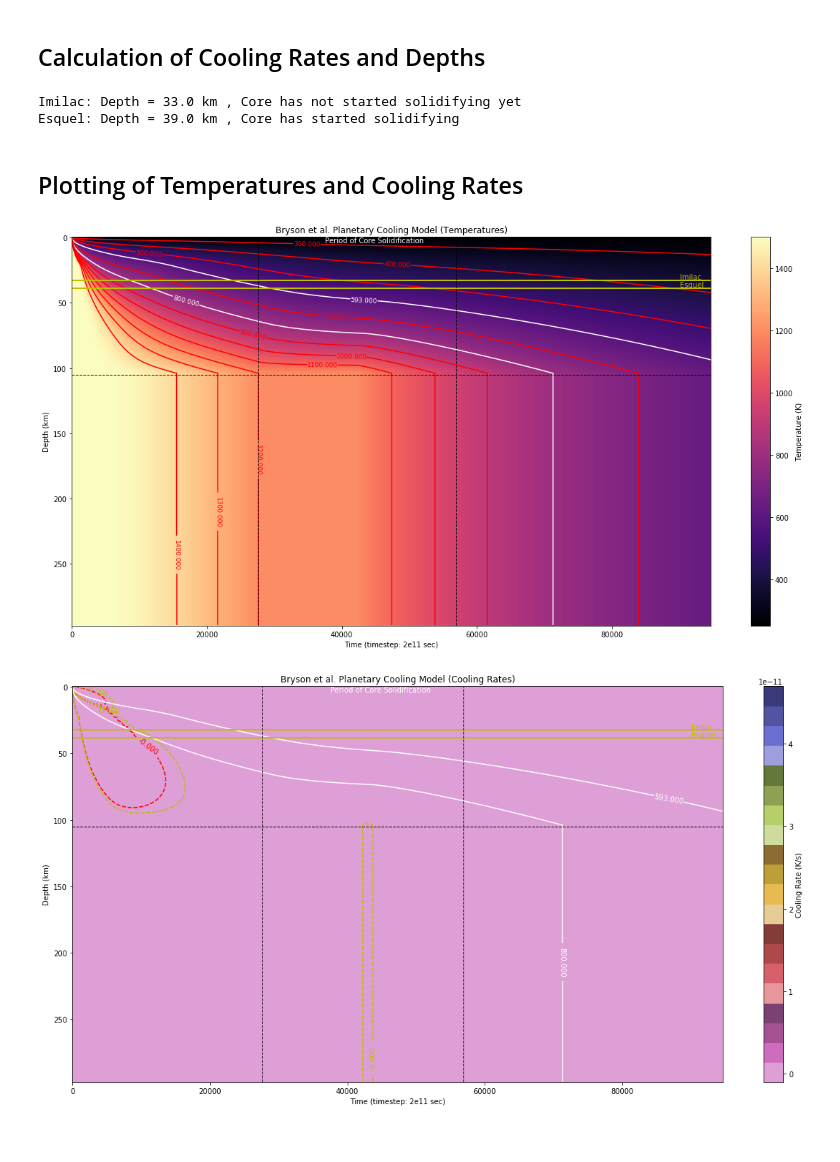
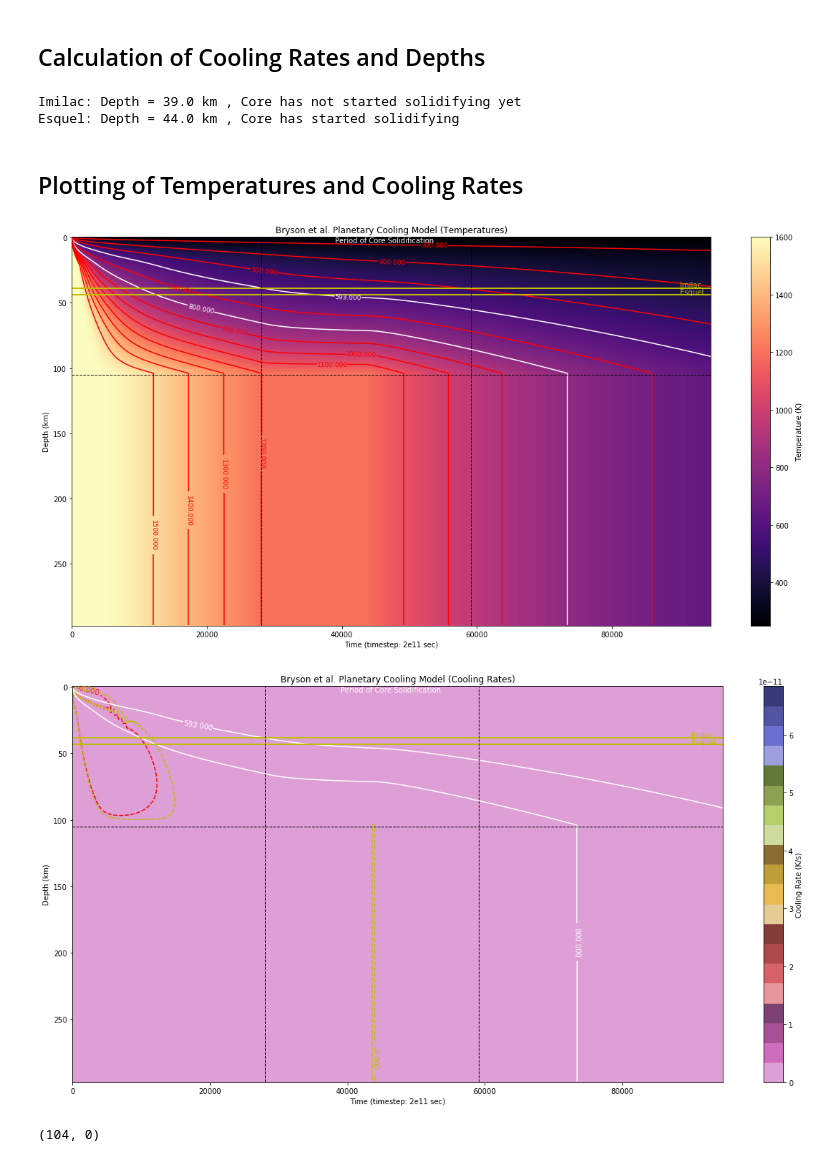
Before and after one commit to andreww/pallasite_models, a Jupyter notebook: PlanetaryCoolingModelWithVaryingThermalConductivity.ipynb, the cells around one changed output. Saved outputs shown, nothing was run; the diff lists cells and outputs as text; code cells hidden in the pictures.

```diff
--- a/PlanetaryCoolingModelWithVaryingThermalConductivity.ipynb
+++ b/PlanetaryCoolingModelWithVaryingThermalConductivity.ipynb
@@ -114,13 +114,13 @@ for i in range(1, len(times[1:])+1):
         if temperatures[j,i-1] >= 673:
             T_above_debye[j,i-1] = ((temperatures[j,i-1])) #Just defines T for use later
             T_below_debye[j,i] = 0 #above debye temp this extra term is 0
-            thermal_conductivity[j,i] = 10*(4.485*(((1/(temperatures[j,i-1])))**0.5))#conductivity expression for T>debye
+            thermal_conductivity[j,i] = (4.485*(((298/(temperatures[j,i-1])))**0.5))#conductivity expression for T>debye
 
         #below debye
         else:
             T_above_debye[j,i-1] = 0 #below debye this extra term is 0
             T_below_debye[j,i] = ((temperatures[j,i-1])) #Just defines T for use later
-            thermal_conductivity[j,i] = ((1E-6)*((temperatures[j,i-1])**2))+1.27 #+1.27 to link curve to after debye
+            thermal_conductivity[j,i] = ((6.589203095220635E-6)*((temperatures[j,i-1])**2)) #+1.27 to link curve to after debye
 
         #Complete the extra term above debye: timestep*-38.71*(1/T)^(3/2)*(dT/dr)^2 from differentiating kappa-T
         dK_by_dT_above_debye = (timestep)*(-36.25)*((div_0(1,T_above_debye[j,i-1])))
@@ -311,8 +311,8 @@ Imilac_Depth = (Critical_Depth(Imilac_cooling_rate))[0]
 print("Imilac:", "Depth =", Critical_Depth(Imilac_cooling_rate)[0], "km",",", Critical_Depth(Imilac_cooling_rate)[1] )
 print("Esquel:", "Depth =",Critical_Depth(Esquel_cooling_rate)[0],"km",",", Critical_Depth(Esquel_cooling_rate)[1])
 # %% [output]
-Imilac: Depth = 33.0 km , Core has not started solidifying yet
-Esquel: Depth = 39.0 km , Core has started solidifying
+Imilac: Depth = 39.0 km , Core has not started solidifying yet
+Esquel: Depth = 44.0 km , Core has started solidifying
 # %% [markdown]
 ## Plotting of Temperatures and Cooling Rates
 # %%
@@ -368,13 +368,13 @@ cb = fig.colorbar(im)
 cb.set_label('Temperature (K)')
 plt.show()
 # %% [output]
-[figure, old version]
+[figure, new version]
 # %%
 #Cooling Rate Plot
 
 fig, ax = plt.subplots(figsize=(20,10))
 
-im = ax.imshow(np.concatenate((dT_by_dt[-1:0:-1,:],dT_by_dt_core[-1:0:-1,:]),axis=0), aspect='auto',vmin=-1E-12 ,cmap='tab20b_r')
+im = ax.imshow(np.concatenate((dT_by_dt[-1:0:-1,2:],dT_by_dt_core[-1:0:-1,2:]),axis=0), aspect='auto',vmin=-1E-17 ,cmap='tab20b_r')
 
 ax.set_xlabel("Time (timestep: 2e11 sec)")
 ax.set_ylabel("Depth (km)")
@@ -409,31 +409,35 @@ else:
 
 if Imilac_Depth == 0 or Imilac_Depth == (r_core/1000) or Imilac_Depth is None:
     pass
 else:
     ax.plot([0,max_time/(10**11)/2],[Imilac_Depth-0.5,Imilac_Depth-0.5], lw=2, c="y", linestyle='-')
     plt.text((max_time/(10**11)/2.1),Imilac_Depth-1,'Imilac', color='y')
 
 #plot core lines if frozen before max time
 if time_core_frozen==0 or fully_frozen==0:
     pass
 
 else:
     #core begins to freeze line
     ax.plot([time_core_frozen/(10**11),time_core_frozen/(10**11)],[((r_planet)/1000)-3,0], lw=1, c="k",linestyle= '--')
     #core finishes freezing
     ax.plot([fully_frozen/(10**11),fully_frozen/(10**11)],[((r_planet)/1000)-3,0], lw=1, c="k",linestyle= '--')
     #Core location
     ax.plot([0,max_time/(10**11)/2],[(r_planet/1000)-(r_core/1000),(r_planet/1000)-(r_core/1000)], lw=1, c="k", linestyle='--')
     #Add text labelling period of core solidification
     middle_of_core_solidification = (((fully_frozen+time_core_frozen)/2))/(10**11)-4700
     plt.text(middle_of_core_solidification,4,'Period of Core Solidification', color='w')
 
 
 
 plt.title('Bryson et al. Planetary Cooling Model (Cooling Rates)')
 
 cb = fig.colorbar(im)
 cb.set_label('Cooling Rate (K/s)')
 plt.show()
 # %% [output]
-[figure, old version]
+[figure, new version]
+# %%
+print(np.unravel_index(np.argmin(dT_by_dt), dT_by_dt.shape))
+# %% [output]
+(104, 0)
```
Also changed, not shown: parts of 1 cell of this notebook.
